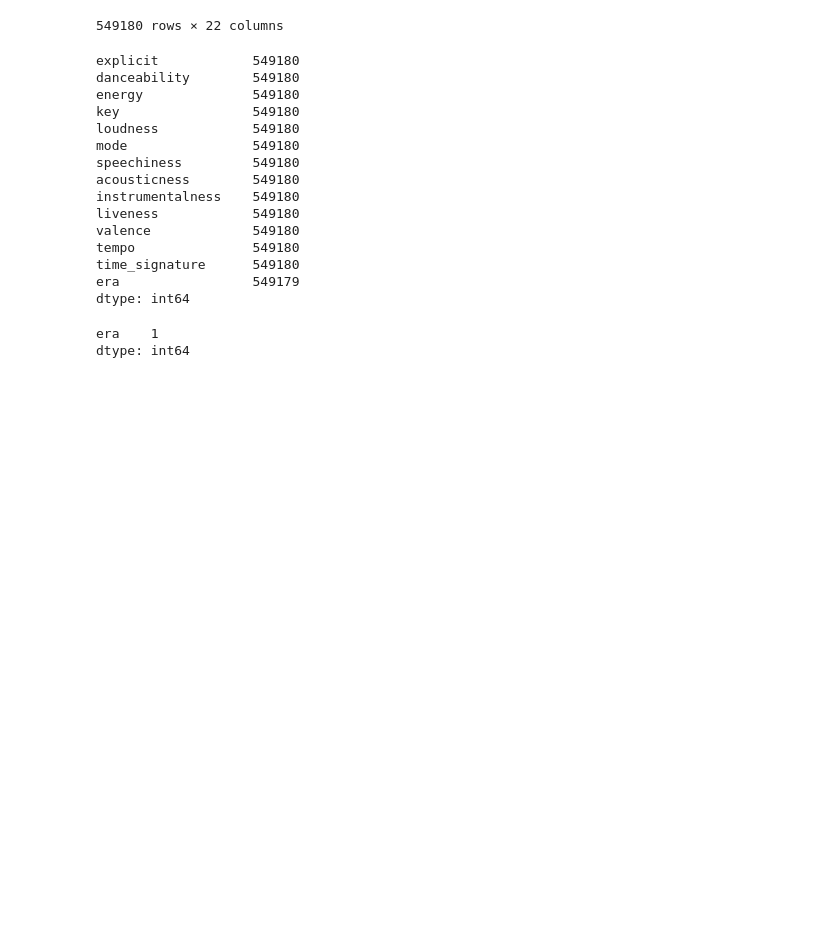
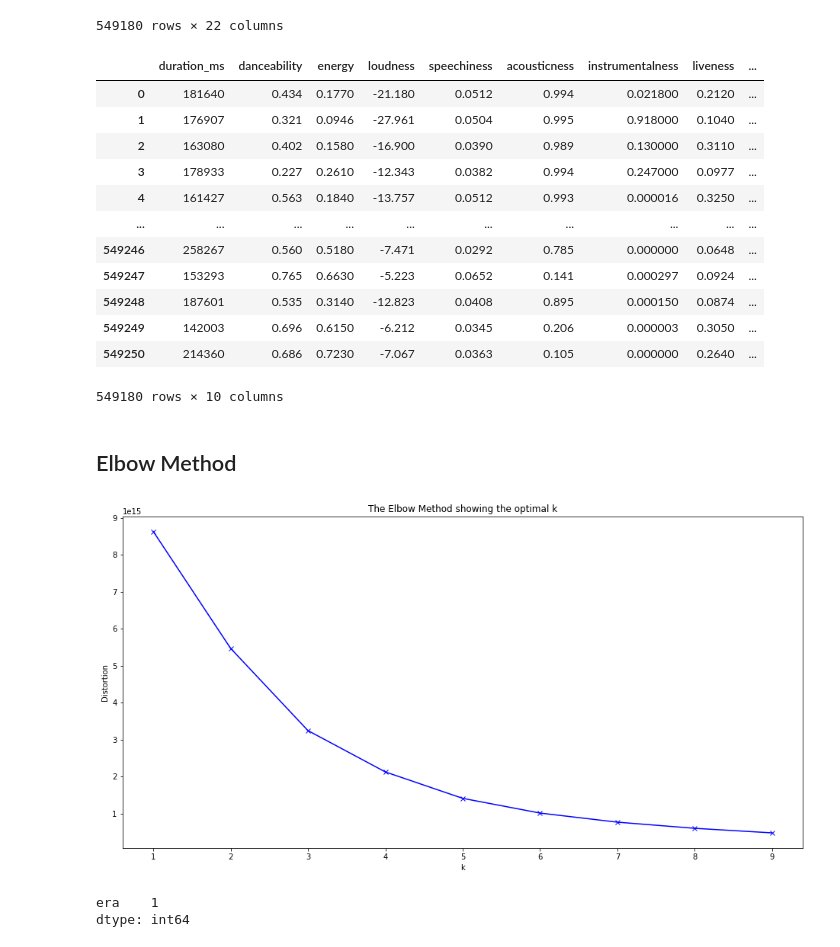
Before and after one commit to sabrinawjo/Music_ML, a Jupyter notebook: Alex/Part_2_ML/rf_model_music_era.ipynb, the cells around one changed output. Cells and saved outputs as stored; diff of their text form; code cells hidden in the pictures; blank space fills up the shorter version.

```diff
--- a/Alex/Part_2_ML/rf_model_music_era.ipynb
+++ b/Alex/Part_2_ML/rf_model_music_era.ipynb
@@ -87,27 +91,44 @@ df
 # df = df.loc[df['popularity']>15]
 # df.groupby('era').count()
 # %%
-df = df.drop(['id_artists','id','name','release_date','duration_ms','artists','year','popularity'], axis=1)
+df = df.drop(['id_artists','id','name','release_date','artists','year','popularity','time_signature', 'era','mode','key','explicit'], axis=1)
 
 # df = df.loc[df['year'] != 1920 ]
 # df = df.loc[df['year'] != 1921 ]
-df.count()
+df
 # %% [output]
+|  | duration_ms | danceability | energy | loudness | speechiness | acousticness | instrumentalness | liveness | ... |
+| 0 | 181640 | 0.434 | 0.1770 | -21.180 | 0.0512 | 0.994 | 0.021800 | 0.2120 | ... |
+| 1 | 176907 | 0.321 | 0.0946 | -27.961 | 0.0504 | 0.995 | 0.918000 | 0.1040 | ... |
+| 2 | 163080 | 0.402 | 0.1580 | -16.900 | 0.0390 | 0.989 | 0.130000 | 0.3110 | ... |
+| 3 | 178933 | 0.227 | 0.2610 | -12.343 | 0.0382 | 0.994 | 0.247000 | 0.0977 | ... |
+| 4 | 161427 | 0.563 | 0.1840 | -13.757 | 0.0512 | 0.993 | 0.000016 | 0.3250 | ... |
+| ... | ... | ... | ... | ... | ... | ... | ... | ... | ... |
+| 549246 | 258267 | 0.560 | 0.5180 | -7.471 | 0.0292 | 0.785 | 0.000000 | 0.0648 | ... |
+| 549247 | 153293 | 0.765 | 0.6630 | -5.223 | 0.0652 | 0.141 | 0.000297 | 0.0924 | ... |
+| 549248 | 187601 | 0.535 | 0.3140 | -12.823 | 0.0408 | 0.895 | 0.000150 | 0.0874 | ... |
+| 549249 | 142003 | 0.696 | 0.6150 | -6.212 | 0.0345 | 0.206 | 0.000003 | 0.3050 | ... |
+| 549250 | 214360 | 0.686 | 0.7230 | -7.067 | 0.0363 | 0.105 | 0.000000 | 0.2640 | ... |
-explicit            549180
-danceability        549180
-energy              549180
-key                 549180
-loudness            549180
-mode                549180
-speechiness         549180
-acousticness        549180
-instrumentalness    549180
-liveness            549180
-valence             549180
-tempo               549180
-time_signature      549180
-era                 549179
-dtype: int64
+549180 rows × 10 columns
+# %% [markdown]
+## Elbow Method
+# %%
+distortions = []
+K = range(1,10)
+for k in K:
+    kmeanModel = KMeans(n_clusters=k)
+    kmeanModel.fit(df)
+    distortions.append(kmeanModel.inertia_)
+# %%
+plt.figure(figsize=(16,8))
+plt.plot(K, distortions, 'bx-')
+plt.xlabel('k')
+plt.ylabel('Distortion')
+plt.title('The Elbow Method showing the optimal k')
+plt.savefig("1-10elbow.png")
+plt.show()
+# %% [output]
+[figure, added]
 # %%
 
 null_columns = df.columns[df.isnull().any()]
```
Also changed, not shown: parts of 3 cells of this notebook, 8 other files.
